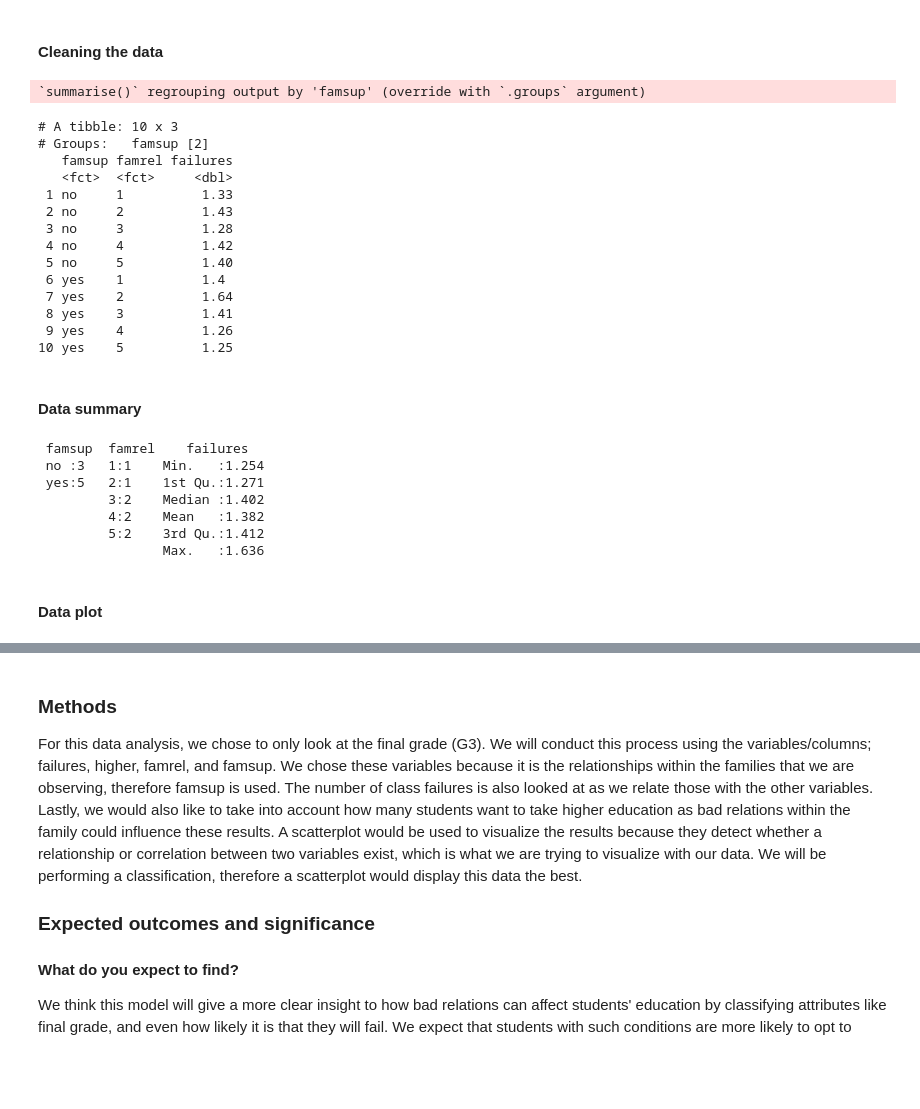
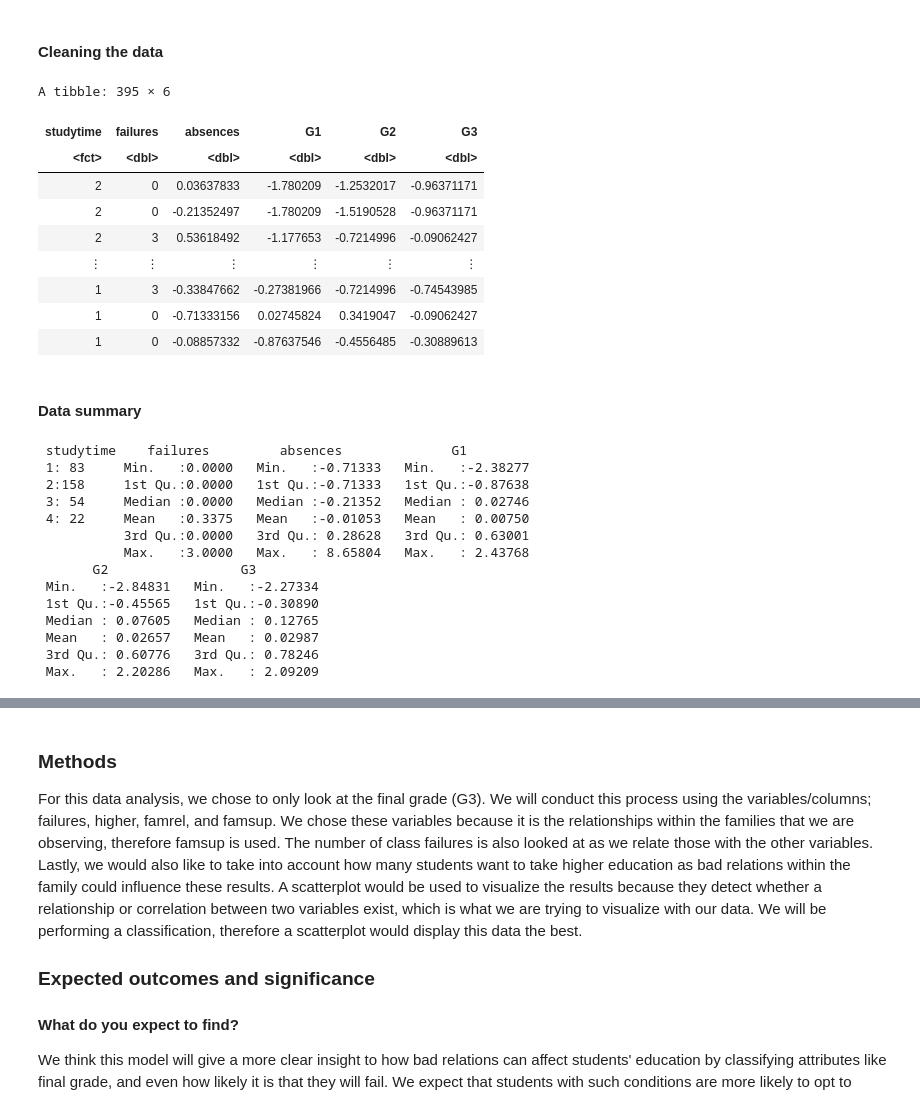
Before and after one commit to ethanthoma/dsci-100-group-project, a Jupyter notebook: Proposal.ipynb, the cells around one changed output, grey strips where cells are left out. Cells and saved outputs as stored; diff of their text form; code cells hidden in the pictures; blank space fills up the shorter version.

```diff
--- a/Proposal.ipynb
+++ b/Proposal.ipynb
@@ -55,43 +56,41 @@ A spec_tbl_df: 395 × 33
 #### Cleaning the data
 # %%
 student_tidy_data <- student_data %>%
-    select(c(studytime, failures, famsup, higher, famrel, absences, G3)) %>%
-    mutate_at(c("studytime", "failures", "famsup", "famrel", "higher"), as.factor) %>%
-    mutate_if(is.numeric, function(x) (x - mean(x)) / sd(x)) %>%
-    mutate(failures = as.numeric(failures)) %>%
-    group_by(famsup, famrel) %>%
-    summarize(failures = mean(failures))
-print(student_tidy_data, n = 100)
+    select(c(studytime, failures, absences, G1, G2, G3)) %>%
+    mutate_at(c("studytime", "failures"), as.factor) %>%
+    mutate_if(is.numeric, function(x) (x - mean(x))/sd(x)) %>%
+    mutate(failures = as.numeric(failures)-1)
+student_tidy_data
 # %% [output]
-`summarise()` regrouping output by 'famsup' (override with `.groups` argument)
+A tibble: 395 × 6
-# A tibble: 10 x 3
-# Groups:   famsup [2]
-   famsup famrel failures
-   <fct>  <fct>     <dbl>
- 1 no     1          1.33
- 2 no     2          1.43
- 3 no     3          1.28
- 4 no     4          1.42
- 5 no     5          1.40
- 6 yes    1          1.4
- 7 yes    2          1.64
- 8 yes    3          1.41
- 9 yes    4          1.26
-10 yes    5          1.25
+| studytime | failures | absences | G1 | G2 | G3 |
+| <fct> | <dbl> | <dbl> | <dbl> | <dbl> | <dbl> |
+| 2 | 0 | 0.03637833 | -1.780209 | -1.2532017 | -0.96371171 |
+| 2 | 0 | -0.21352497 | -1.780209 | -1.5190528 | -0.96371171 |
+| 2 | 3 | 0.53618492 | -1.177653 | -0.7214996 | -0.09062427 |
+| ⋮ | ⋮ | ⋮ | ⋮ | ⋮ | ⋮ |
+| 1 | 3 | -0.33847662 | -0.27381966 | -0.7214996 | -0.74543985 |
+| 1 | 0 | -0.71333156 | 0.02745824 | 0.3419047 | -0.09062427 |
+| 1 | 0 | -0.08857332 | -0.87637546 | -0.4556485 | -0.30889613 |
 # %% [markdown]
 #### Data summary
 # %%
-student_split <- initial_split(student_tidy_data, prop = 0.75)
+student_split <- initial_split(student_tidy_data, prop = 0.8)
 student_train <- training(student_split)
 student_test <- testing(student_split)
 summary(student_train)
 # %% [output]
- famsup  famrel    failures
- no :3   1:1    Min.   :1.254
- yes:5   2:1    1st Qu.:1.271
-         3:2    Median :1.402
-         4:2    Mean   :1.382
-         5:2    3rd Qu.:1.412
-                Max.   :1.636
+ studytime    failures         absences              G1
+ 1: 83     Min.   :0.0000   Min.   :-0.71333   Min.   :-2.38277
+ 2:158     1st Qu.:0.0000   1st Qu.:-0.71333   1st Qu.:-0.87638
+ 3: 54     Median :0.0000   Median :-0.21352   Median : 0.02746
+ 4: 22     Mean   :0.3375   Mean   :-0.01053   Mean   : 0.00750
+           3rd Qu.:0.0000   3rd Qu.: 0.28628   3rd Qu.: 0.63001
+           Max.   :3.0000   Max.   : 8.65804   Max.   : 2.43768
+       G2                 G3
+ Min.   :-2.84831   Min.   :-2.27334
+ 1st Qu.:-0.45565   1st Qu.:-0.30890
+ Median : 0.07605   Median : 0.12765
+ Mean   : 0.02657   Mean   : 0.02987
+ 3rd Qu.: 0.60776   3rd Qu.: 0.78246
+ Max.   : 2.20286   Max.   : 2.09209
-# %% [markdown]
-#### Data plot
```
Also changed, not shown: parts of 7 cells of this notebook.
